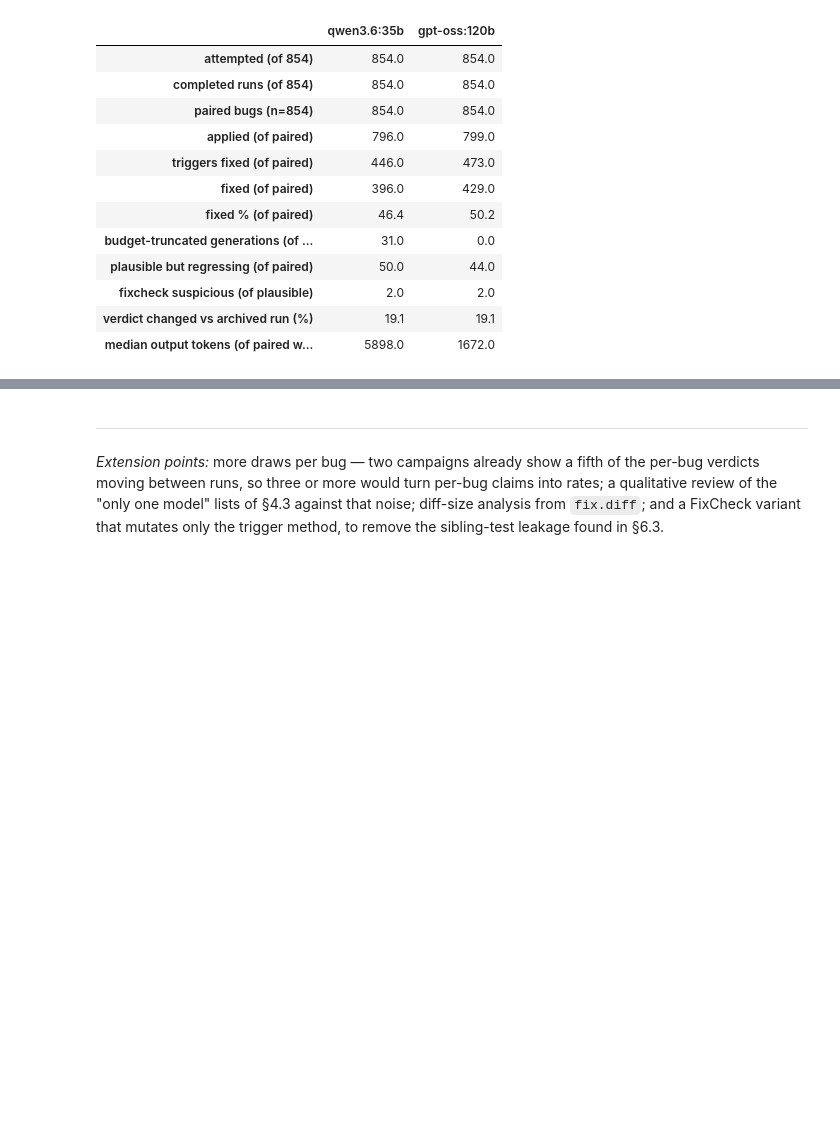
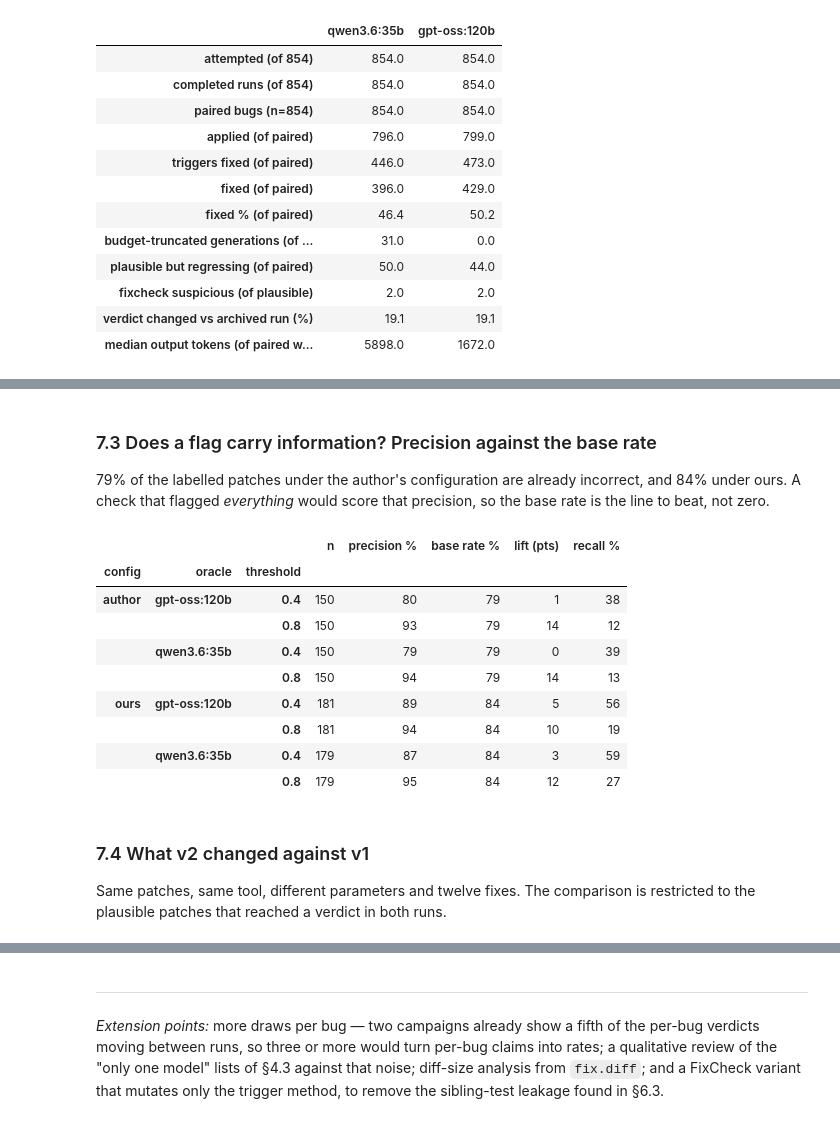
Before and after one commit to codeurjc/2026-FixCheckEvaluation, a Jupyter notebook: analysis/analysis.ipynb, the cells around one changed output, grey strips where cells are left out. Saved outputs shown, nothing was run; the diff lists cells and outputs as text; code cells hidden in the pictures; blank space fills up the shorter version.

```diff
--- a/analysis/analysis.ipynb
+++ b/analysis/analysis.ipynb
@@ -840,0 +1032,38 @@ Paired difference: McNemar exact p = 0.025 (without budget-truncated bugs: p = 0
+# %% [markdown]
+### 7.3 Does a flag carry information? Precision against the base rate
+
+79% of the labelled patches under the author's configuration are already
+incorrect, and 84% under ours. A check that flagged *everything* would score
+that precision, so the base rate is the line to beat, not zero.
+# %%
+quality = []
+for (config, oracle), subset in dr.groupby(["config", "oracle"]):
+    base = 100 * (subset["correctness"] == "Incorrect").mean()
+    for threshold in (0.4, 0.8):
+        flag = subset[f"flag@{threshold}"]
+        tp = int(((subset["correctness"] == "Incorrect") & flag).sum())
+        fp = int(((subset["correctness"] == "Correct") & flag).sum())
+        incorrect = int((subset["correctness"] == "Incorrect").sum())
+        precision = 100 * tp / (tp + fp) if tp + fp else float("nan")
+        quality.append({
+            "config": config, "oracle": oracle, "threshold": threshold, "n": len(subset),
+            "precision %": round(precision), "base rate %": round(base),
+            "lift (pts)": round(precision - base), "recall %": round(100 * tp / incorrect),
+        })
+pd.DataFrame(quality).set_index(["config", "oracle", "threshold"]).sort_index()
+# %% [output]
+|  |  |  | n | precision % | base rate % | lift (pts) | recall % |
+| config | oracle | threshold |  |  |  |  |  |
+| author | gpt-oss:120b | 0.4 | 150 | 80 | 79 | 1 | 38 |
+|  |  | 0.8 | 150 | 93 | 79 | 14 | 12 |
+|  | qwen3.6:35b | 0.4 | 150 | 79 | 79 | 0 | 39 |
+|  |  | 0.8 | 150 | 94 | 79 | 14 | 13 |
+| ours | gpt-oss:120b | 0.4 | 181 | 89 | 84 | 5 | 56 |
+|  |  | 0.8 | 181 | 94 | 84 | 10 | 19 |
+|  | qwen3.6:35b | 0.4 | 179 | 87 | 84 | 3 | 59 |
+|  |  | 0.8 | 179 | 95 | 84 | 12 | 27 |
+# %% [markdown]
+### 7.4 What v2 changed against v1
+
+Same patches, same tool, different parameters and twelve fixes. The comparison
+is restricted to the plausible patches that reached a verdict in both runs.
```
Also changed, not shown: parts of 14 cells of this notebook, 2 other files.
